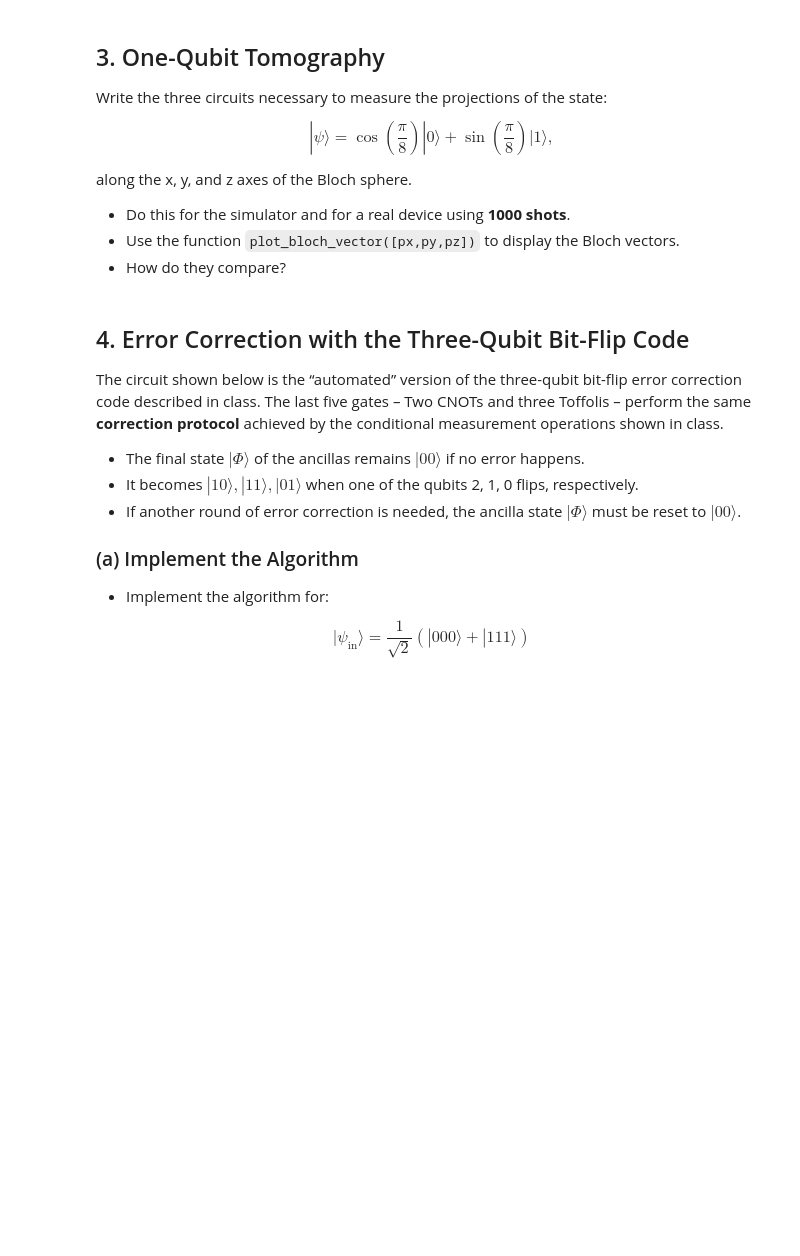
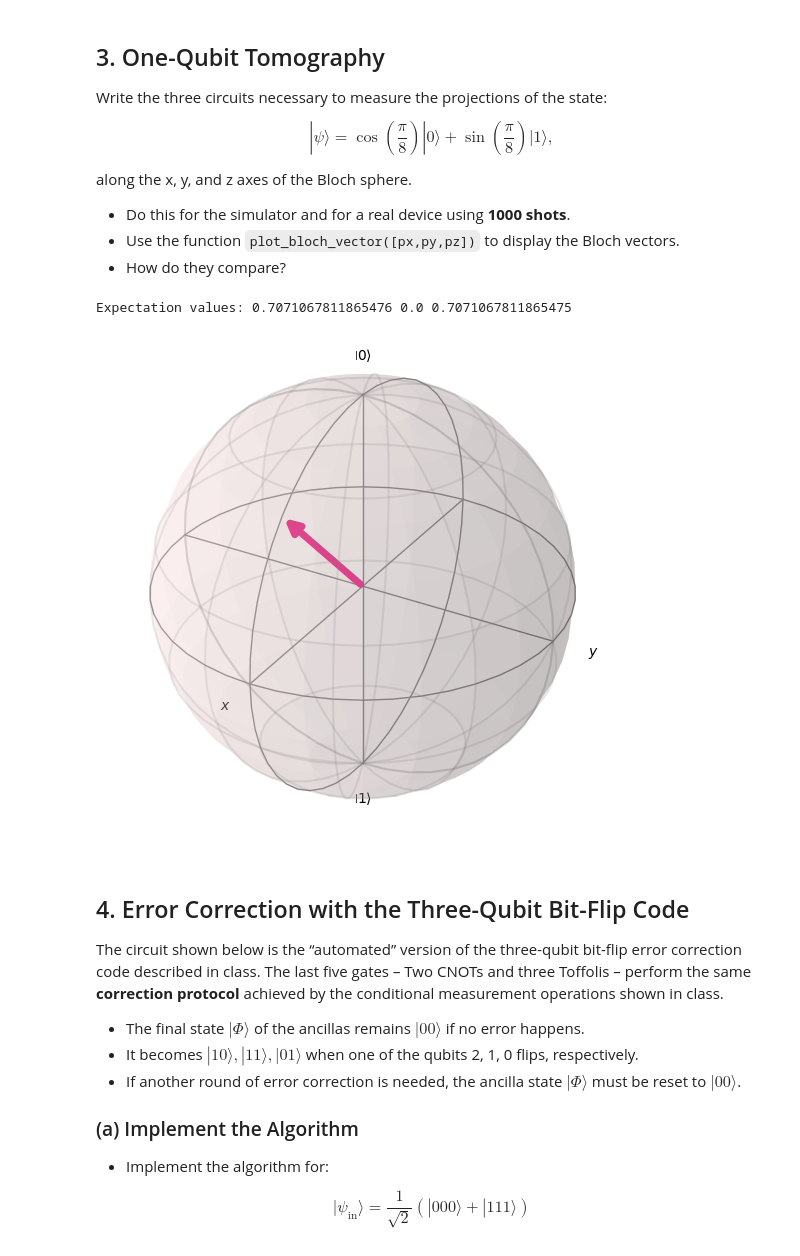
Before and after one commit to isaac-preyser/PHYS223, a Jupyter notebook: assignments/a5/a5.ipynb, the cells around one changed output. Cells and saved outputs as stored; diff of their text form; code cells hidden in the pictures; blank space fills up the shorter version.

```diff
--- a/assignments/a5/a5.ipynb
+++ b/assignments/a5/a5.ipynb
@@ -225,6 +360,39 @@ along the x, y, and z axes of the Bloch sphere.
 - Do this for the simulator and for a real device using **1000 shots**.
 - Use the function `plot_bloch_vector([px,py,pz])` to display the Bloch vectors.
 - How do they compare?
+# %%
+# [One-Qubit Tomography] essentially, just plot \ket{\psi} in the Bloch sphere. Do this in the simulator and on a real device.
+
+# Here's the plan:
+# 1. Generate the state \ket{\psi} as defined in the problem definition.
+# 2. do <psi|U|psi> on each of the pauli matrices to get the expectation values on each of the axes of the Bloch sphere.
+# Note: this is where "real device" and "simulator" will differ, as we should expect some noise running U|psi> on a real device.
+# 3. Expectation values in hand, we can plot the Bloch vectors.
+import numpy as np
+from qiskit import QuantumCircuit
+from qiskit.quantum_info import Statevector, Pauli
+from qiskit_aer import AerSimulator
+
+simulator = AerSimulator()
+
+psi_generator = QuantumCircuit(1, 1)
+psi_generator.ry(np.pi/4, 0) # |0> -> |psi>
+psi_generator.barrier(range(1))
+state_psi = Statevector.from_instruction(psi_generator)
+
+expectation_x = state_psi.expectation_value(Pauli('X'))
+expectation_y = state_psi.expectation_value(Pauli('Y'))
+expectation_z = state_psi.expectation_value(Pauli('Z'))
+
+
+print("Expectation values:", expectation_x, expectation_y, expectation_z)
+
+# Plot the Bloch vector
+from qiskit.visualization import plot_bloch_vector
+plot_bloch_vector([expectation_x, expectation_y, expectation_z])
+# %% [output]
+Expectation values: 0.7071067811865476 0.0 0.7071067811865475
+[figure, added]
 # %% [markdown]
 ## 4. Error Correction with the Three-Qubit Bit-Flip Code
 
```
Also changed, not shown: parts of 7 cells of this notebook.
